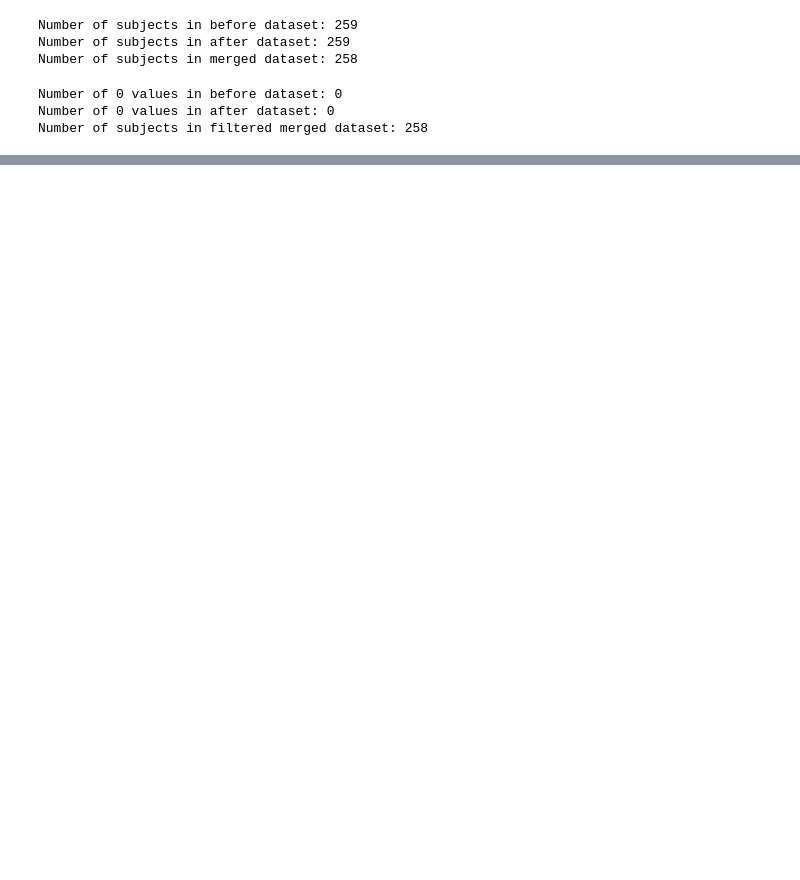
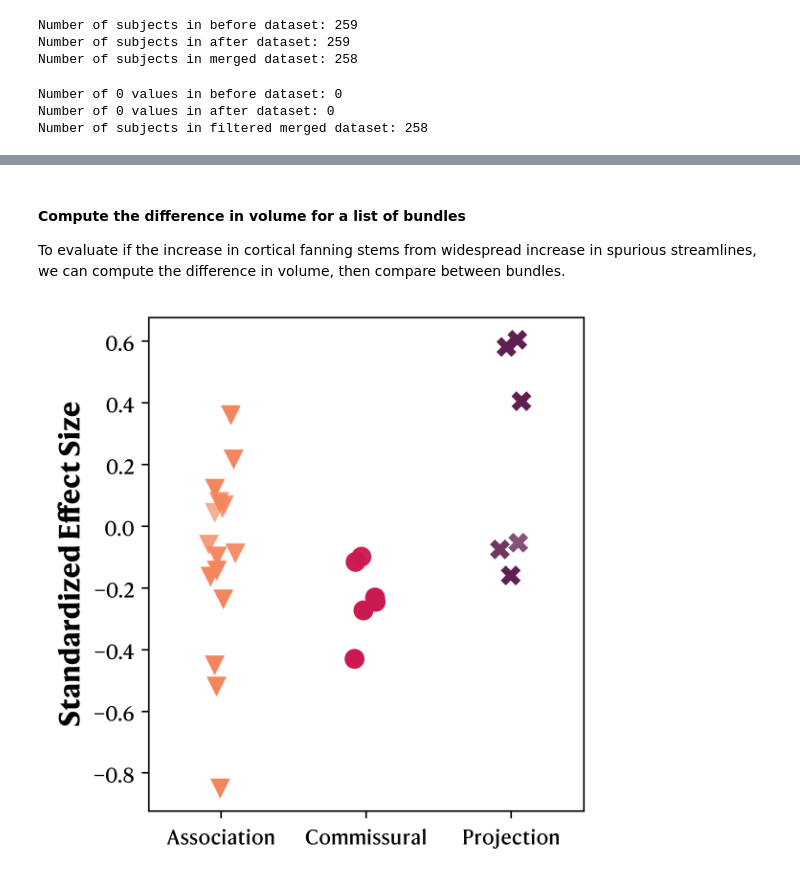
Before and after one commit to gagnonanthony/sf-pediatric-paper, a Jupyter notebook: notebooks/fanning.ipynb, the cells around one changed output, grey strips where cells are left out. Saved outputs shown, nothing was run; the diff lists cells and outputs as text; code cells hidden in the pictures; blank space fills up the shorter version.

```diff
--- a/notebooks/fanning.ipynb
+++ b/notebooks/fanning.ipynb
@@ -224,0 +296,5 @@ PYT_R - Participant sub-950202: Before = 11.72 cm², After = 106.68 cm²
+# %% [markdown]
+#### **Compute the difference in volume for a list of bundles**
+
+To evaluate if the increase in cortical fanning stems from widespread increase in spurious streamlines,
+we can compute the difference in volume, then compare between bundles.
@@ -224,0 +364,62 @@ PYT_R - Participant sub-950202: Before = 11.72 cm², After = 106.68 cm²
+# %%
+# Viz as a scatter plot
+viz_df = results_bundles_df.copy()
+# MAp using the b dictionary.
+viz_df['type'] = viz_df['bundle'].map(b)
+show_labels = False
+cmap = sns.color_palette('rocket_r', 3)
+
+markers = {"Association": "v", "Commissural": "o", "Projection": "X"}
+colors = {"Association": cmap[0], "Commissural": cmap[1], "Projection": cmap[2]}
+
+fig, ax = plt.subplots(figsize=(4, 4), dpi=300)
+#sns.scatterplot(data=viz_bundles_df, x='surface_area', y='t-stat', hue='bundle', palette='tab20', ax=ax,
+#                style='marker', markers=True)
+for t, marker in markers.items():
+    sub_df = viz_df[viz_df['type'] == t]
+    sns.stripplot(data=sub_df, x='type', y='z-score', color=colors[t], marker=marker, size=10, alpha=sub_df['alpha'],
+            ax=ax, order=["Association", "Commissural", "Projection"])
+ax.set_xlabel('', fontdict={'size': 14, 'weight': 'bold'})
+ax.set_ylabel('Standardized Effect Size', fontdict={'size': 14, 'weight': 'bold'})
+
+# Add the bundle names as text labels for the two lowest z-score bundles in the association category.
+if show_labels:
+    sub_df = viz_df[viz_df['type'] == 'Association']
+    sub_df = sub_df.sort_values('z-score')
+    ax.text(sub_df.iloc[0]['type'], sub_df.iloc[0]['z-score'], sub_df.iloc[0]['bundle'], fontdict={'size': 6})
+    ax.text(sub_df.iloc[1]['type'], sub_df.iloc[1]['z-score'], sub_df.iloc[1]['bundle'], fontdict={'size': 6})
+    ax.text(sub_df.iloc[2]['type'], sub_df.iloc[2]['z-score'], sub_df.iloc[2]['bundle'], fontdict={'size': 6})
+
+    # To the two highest z-score bundles in the association category, add a text label with the bundle name and the z-score.
+    sub_df = viz_df[viz_df['type'] == 'Association']
+    sub_df = sub_df.sort_values('z-score', ascending=False)
+    ax.text(sub_df.iloc[0]['type'], sub_df.iloc[0]['z-score'], sub_df.iloc[0]['bundle'], fontdict={'size': 6})
+    ax.text(sub_df.iloc[1]['type'], sub_df.iloc[1]['z-score'], sub_df.iloc[1]['bundle'], fontdict={'size': 6})
+
+    # Same thing for projection bundles.
+    sub_df = viz_df[viz_df['type'] == 'Projection']
+    sub_df = sub_df.sort_values('z-score', ascending=False)
+    ax.text(sub_df.iloc[0]['type'], sub_df.iloc[0]['z-score'], sub_df.iloc[0]['bundle'], fontdict={'size': 6})
+    ax.text(sub_df.iloc[1]['type'], sub_df.iloc[1]['z-score'], sub_df.iloc[1]['bundle'], fontdict={'size': 6})
+
+    # lowest for projection
+    sub_df = viz_df[viz_df['type'] == 'Projection']
+    sub_df = sub_df.sort_values('z-score')
+    ax.text(sub_df.iloc[0]['type'], sub_df.iloc[0]['z-score'], sub_df.iloc[0]['bundle'], fontdict={'size': 6})
+    ax.text(sub_df.iloc[1]['type'], sub_df.iloc[1]['z-score'], sub_df.iloc[1]['bundle'], fontdict={'size': 6})
+
+    # Highest for commissural
+    sub_df = viz_df[viz_df['type'] == 'Commissural']
+    sub_df = sub_df.sort_values('z-score', ascending=False)
+    ax.text(sub_df.iloc[0]['type'], sub_df.iloc[0]['z-score'], sub_df.iloc[0]['bundle'], fontdict={'size': 6})
+    ax.text(sub_df.iloc[1]['type'], sub_df.iloc[1]['z-score'], sub_df.iloc[1]['bundle'], fontdict={'size': 6})
+
+    # Lowest for commissural
+    sub_df = viz_df[viz_df['type'] == 'Commissural']
+    sub_df = sub_df.sort_values('z-score')
+    ax.text(sub_df.iloc[0]['type'], sub_df.iloc[0]['z-score'], sub_df.iloc[0]['bundle'], fontdict={'size': 6})
+
+plt.tight_layout()
+plt.savefig(RESULTS_DIR + 'bundle_effect_size_scatter_plot.png', dpi=300, facecolor='white')
+# %% [output]
+[figure, added]
```
Also changed, not shown: parts of 12 cells of this notebook, 8 other files.
